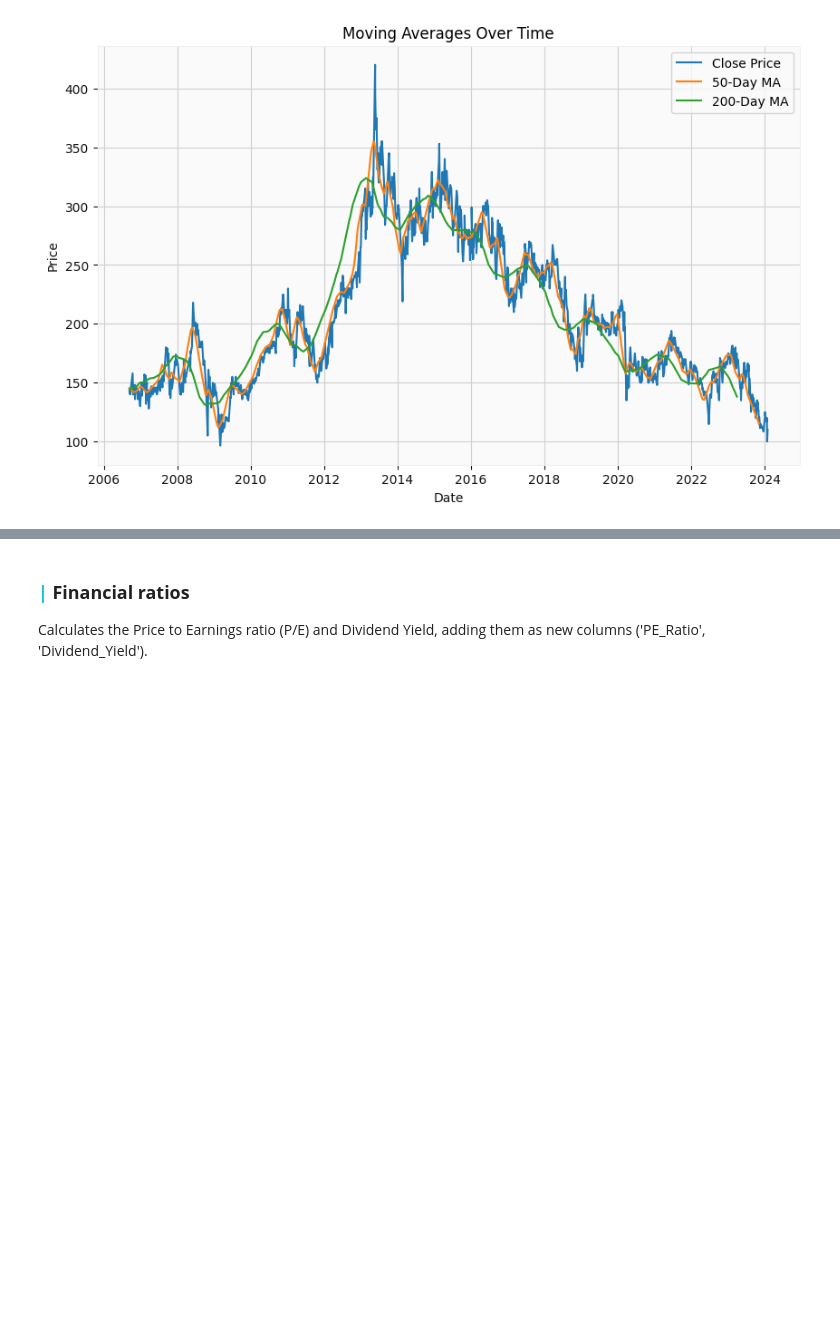
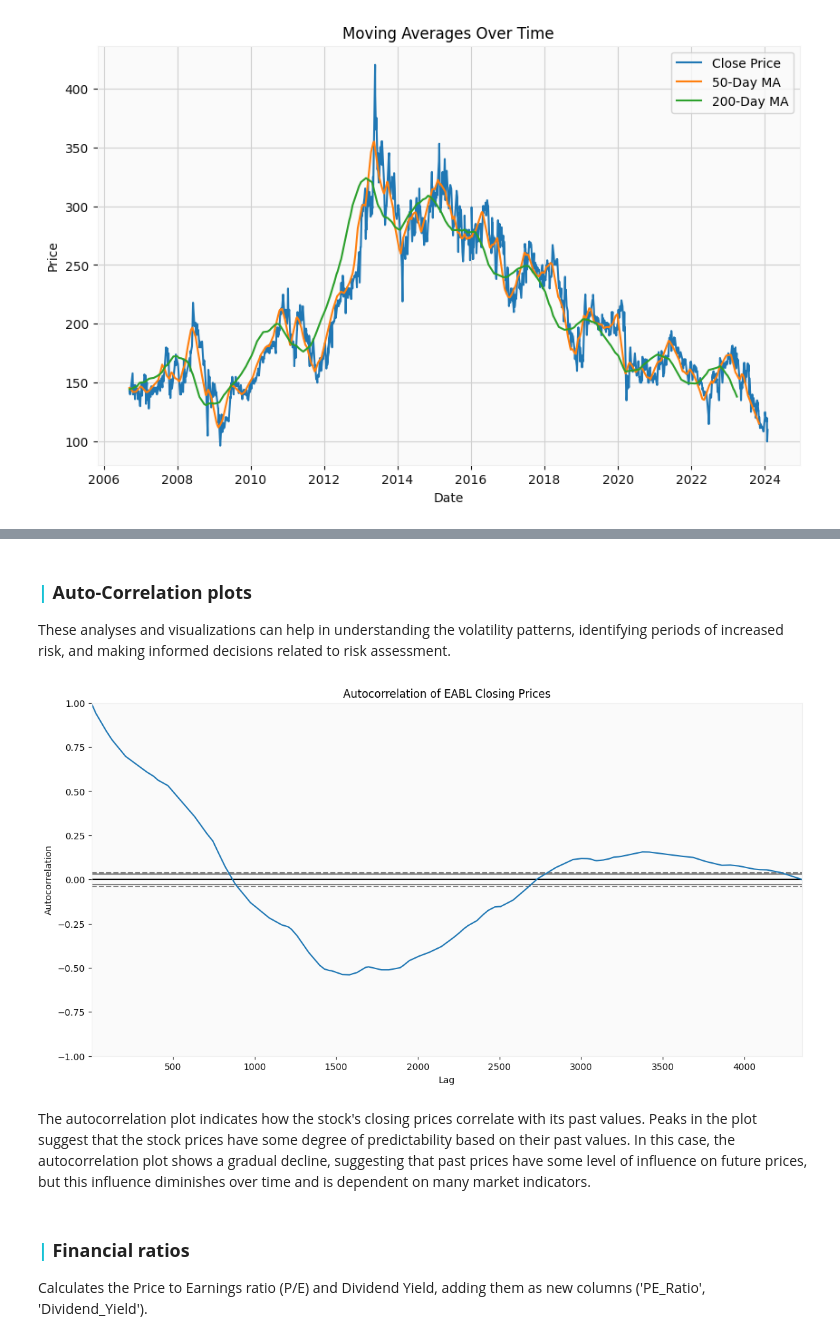
Before and after one commit to derak-isaack/dsc-capstone-project_finale, a Jupyter notebook: main.ipynb, the cells around one changed output, grey strips where cells are left out. Cells and saved outputs as stored; diff of their text form; code cells hidden in the pictures; blank space fills up the shorter version.

```diff
--- a/main.ipynb
+++ b/main.ipynb
@@ -290,3 +362,17 @@ plt.show()
+# %% [markdown]
+### <b> <span style='color:#16C2D5'>|</span> Auto-Correlation plots</b>
+
+These analyses and visualizations can help in understanding the volatility patterns, identifying periods of increased risk, and making informed decisions related to risk assessment.
+# %%
+plt.figure(figsize=(14, 7))
+autocorrelation_plot(df['Close'])
+plt.title('Autocorrelation of EABL Closing Prices')
+plt.show()
+# %% [output]
+[figure, added]
+# %% [markdown]
+
+The autocorrelation plot indicates how the stock's closing prices correlate with its past values. Peaks in the plot suggest that the stock prices have some degree of predictability based on their past values. In this case, the autocorrelation plot shows a gradual decline, suggesting that past prices have some level of influence on future prices, but this influence diminishes over time and is dependent on many market indicators.
 # %% [markdown]
 ### <b> <span style='color:#16C2D5'>|</span> Financial ratios</b>
 
```
Also changed, not shown: parts of 29 cells of this notebook.
